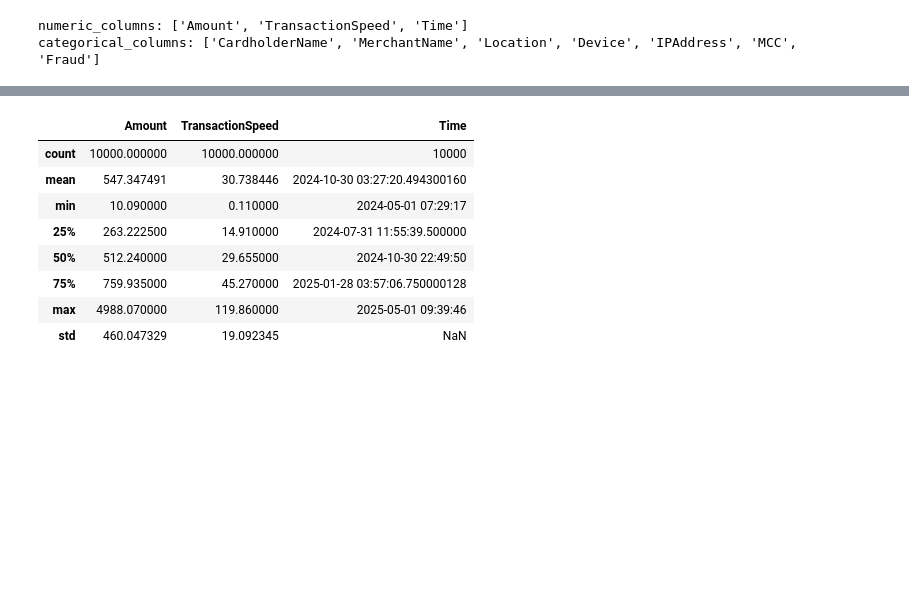
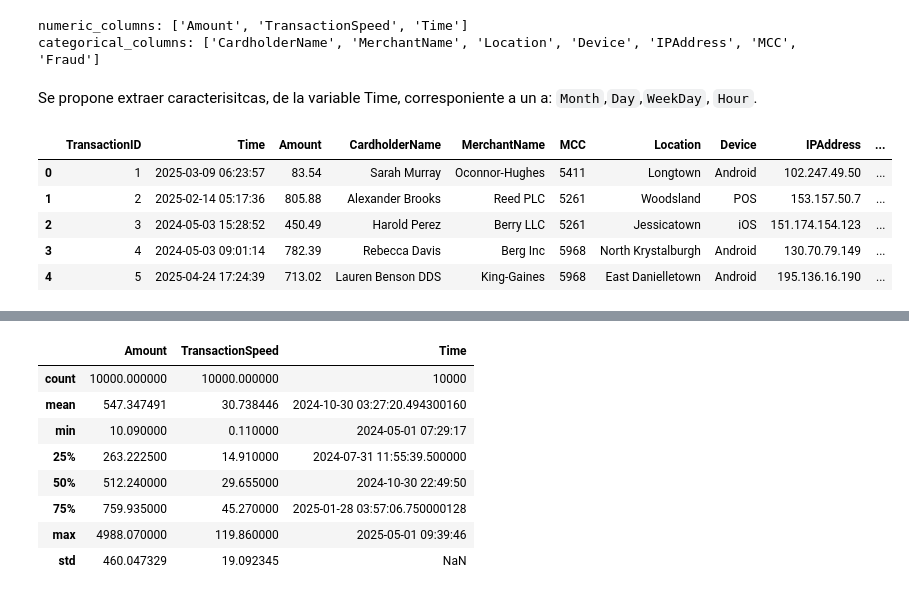
Before and after one commit to Zerovolt0V/MachineLearning_Cripto, a Jupyter notebook: TP_MachineLearning.ipynb, the cells around one changed output, grey strips where cells are left out. Drawn from its saved outputs; the diff is of its cells as text; code cells hidden in the pictures; blank space fills up the shorter version.

```diff
--- a/TP_MachineLearning.ipynb
+++ b/TP_MachineLearning.ipynb
@@ -130,3 +196,23 @@ print(f'categorical_columns: {categorical_columns}')
 # %% [output]
 numeric_columns: ['Amount', 'TransactionSpeed', 'Time']
 categorical_columns: ['CardholderName', 'MerchantName', 'Location', 'Device', 'IPAddress', 'MCC', 'Fraud']
+# %% [markdown]
+Se propone extraer caracterisitcas, de la variable Time, corresponiente a un a: `Month`,`Day`,`WeekDay`, `Hour`.
+# %%
+import pandas as pd
+
+df['Time'] = pd.to_datetime(df['Time'])
+
+df['Month']   = df['Time'].dt.month.astype(int)
+df['Day']     = df['Time'].dt.day.astype(int)
+df['WeekDay'] = df['Time'].dt.day_name()             # o usar .dt.weekday para 0=Lunes…6=Domingo
+df['Hour']    = df['Time'].dt.hour.astype(int)
+
+df.head()
+# %% [output]
+|  | TransactionID | Time | Amount | CardholderName | MerchantName | MCC | Location | Device | IPAddress | ... |
+| 0 | 1 | 2025-03-09 06:23:57 | 83.54 | Sarah Murray | Oconnor-Hughes | 5411 | Longtown | Android | 102.247.49.50 | ... |
+| 1 | 2 | 2025-02-14 05:17:36 | 805.88 | Alexander Brooks | Reed PLC | 5261 | Woodsland | POS | 153.157.50.7 | ... |
+| 2 | 3 | 2024-05-03 15:28:52 | 450.49 | Harold Perez | Berry LLC | 5261 | Jessicatown | iOS | 151.174.154.123 | ... |
+| 3 | 4 | 2024-05-03 09:01:14 | 782.39 | Rebecca Davis | Berg Inc | 5968 | North Krystalburgh | Android | 130.70.79.149 | ... |
+| 4 | 5 | 2025-04-24 17:24:39 | 713.02 | Lauren Benson DDS | King-Gaines | 5968 | East Danielletown | Android | 195.136.16.190 | ... |
```
Also changed, not shown: parts of 6 cells of this notebook.
